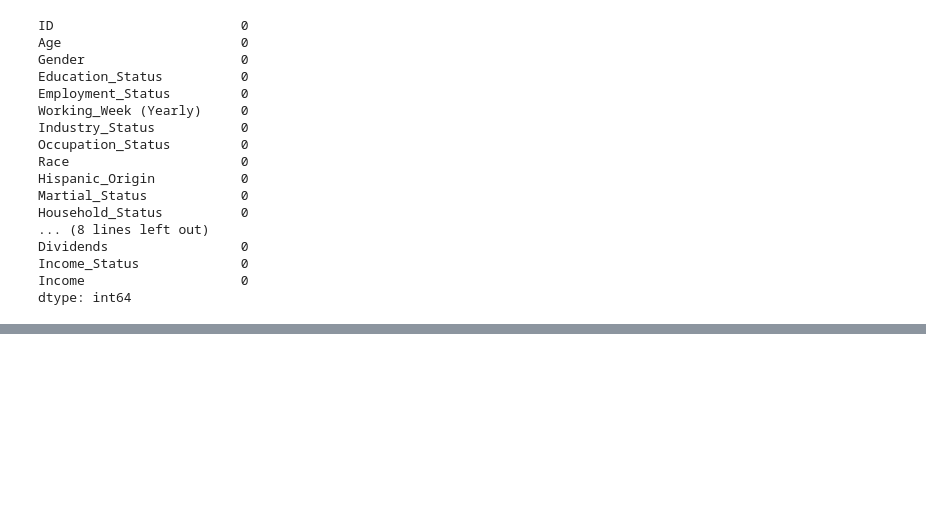
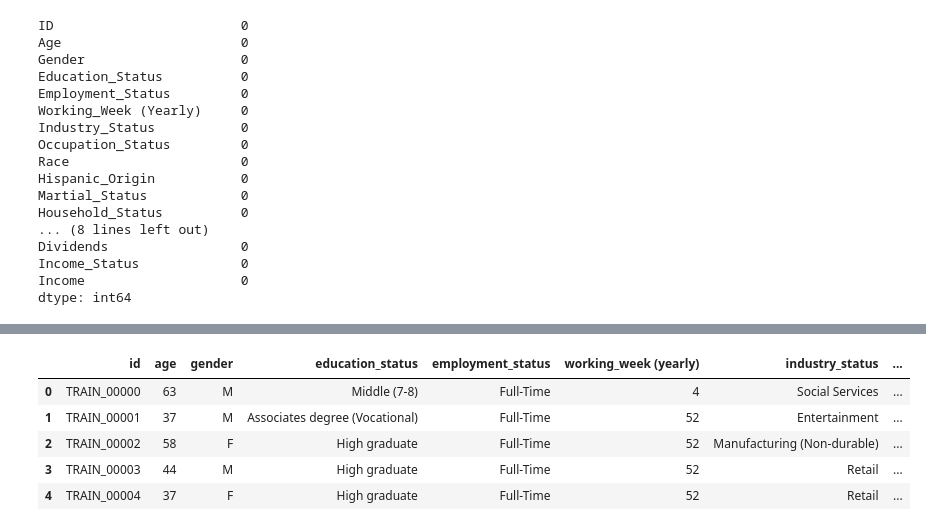
Before and after one commit to benidjor/income-prediction-dacon, a Jupyter notebook: preprocessing-income-prediction.ipynb, the cells around one changed output, grey strips where cells are left out. Drawn from its saved outputs; the diff is of its cells as text; code cells hidden in the pictures; blank space fills up the shorter version.

```diff
--- a/preprocessing-income-prediction.ipynb
+++ b/preprocessing-income-prediction.ipynb
@@ -135,0 +228,10 @@ Name: count, dtype: int64
+# %%
+# 변경한 내역 확인
+train_df.head()
+# %% [output]
+|  | id | age | gender | education_status | employment_status | working_week (yearly) | industry_status | ... |
+| 0 | TRAIN_00000 | 63 | M | Middle (7-8) | Full-Time | 4 | Social Services | ... |
+| 1 | TRAIN_00001 | 37 | M | Associates degree (Vocational) | Full-Time | 52 | Entertainment | ... |
+| 2 | TRAIN_00002 | 58 | F | High graduate | Full-Time | 52 | Manufacturing (Non-durable) | ... |
+| 3 | TRAIN_00003 | 44 | M | High graduate | Full-Time | 52 | Retail | ... |
+| 4 | TRAIN_00004 | 37 | F | High graduate | Full-Time | 52 | Retail | ... |
```
Also changed, not shown: parts of 30 cells of this notebook.
